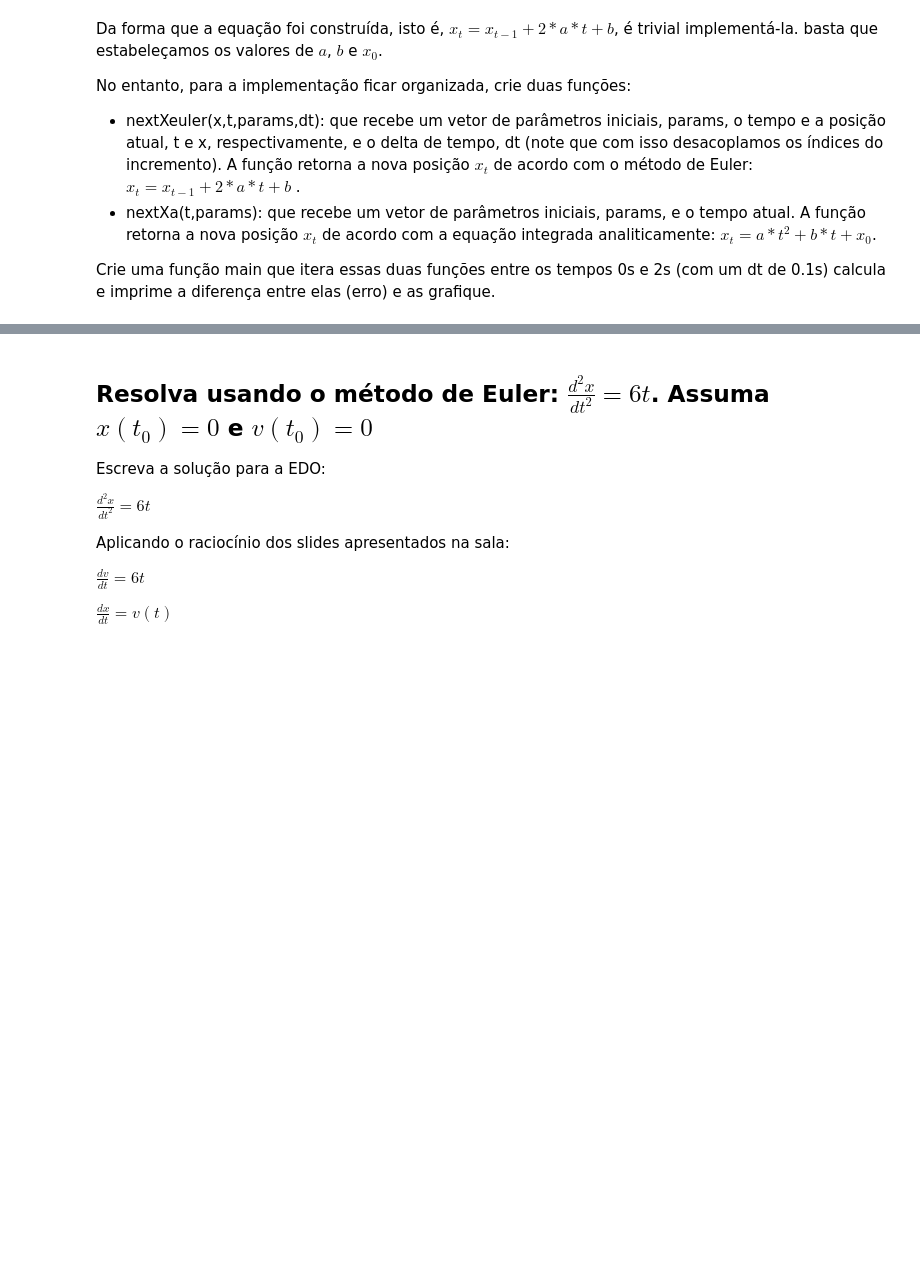
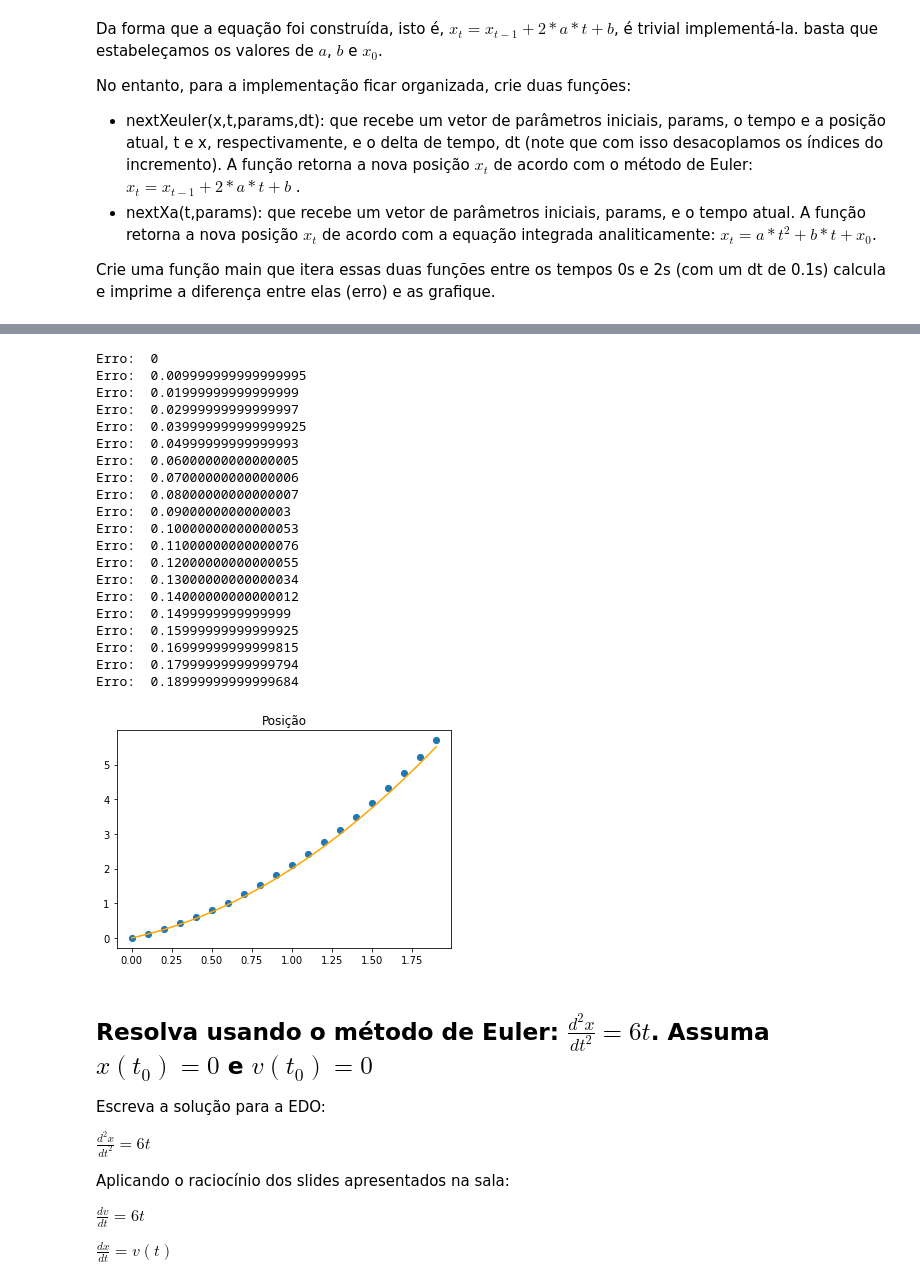
Before and after one commit to Cilinaldo/MAC0209, a Jupyter notebook: atividade_4/mac0209_movimento_1D_exercicios_vazia.ipynb, the cells around one changed output, grey strips where cells are left out. Cells and saved outputs as stored; diff of their text form; code cells hidden in the pictures; blank space fills up the shorter version.

```diff
--- a/atividade_4/mac0209_movimento_1D_exercicios_vazia.ipynb
+++ b/atividade_4/mac0209_movimento_1D_exercicios_vazia.ipynb
@@ -86,3 +56,67 @@ Erro:  0.18999999999999773
+# %%
+# Implementa o exercício da integração de Euler de dx(t)/dt = 2at + b
+def nextXeuler(x,t,params,dt):
+    a = params[0]
+    b = params[1]
+    return x + 2*a*t*dt + b*dt
+
+def nextXa(t,params):
+    a = params[0]
+    b = params[1]
+    x0 = params[2]
+    return a*(t**2) + b*t + x0
+
+def main():
+    t0 = 0
+    tf = 2
+    dt = 0.1
+    x_euler = []
+    x_analitico = []
+    tempos = []
+    params = [1, 1, 0]
+
+    while t0 <= tf:
+        if t0 == 0:
+            x_euler.append(0)
+        else:
+            x_euler.append(nextXeuler(x_euler[-1], t0, params, dt))
+        x_analitico.append(nextXa(t0, params))
+        tempos.append(t0)
+        t0 += dt
+
+    for i in range(len(x_euler)):
+        print(f'Erro:  {abs(x_euler[i] - x_analitico[i])}')
+
+
+    # imprime o mapa
+    pyplot.title("Posição");
+    pyplot.plot(tempos, x_analitico, color='orange');
+    pyplot.scatter(tempos, x_euler, s=150, marker='.');
+    pyplot.show();
+
+main()
+# %% [output]
+Erro:  0
+Erro:  0.009999999999999995
+Erro:  0.01999999999999999
+Erro:  0.02999999999999997
+Erro:  0.039999999999999925
+Erro:  0.04999999999999993
+Erro:  0.06000000000000005
+Erro:  0.07000000000000006
+Erro:  0.08000000000000007
+Erro:  0.0900000000000003
+Erro:  0.10000000000000053
+Erro:  0.11000000000000076
+Erro:  0.12000000000000055
+Erro:  0.13000000000000034
+Erro:  0.14000000000000012
+Erro:  0.1499999999999999
+Erro:  0.15999999999999925
+Erro:  0.16999999999999815
+Erro:  0.17999999999999794
+Erro:  0.18999999999999684
+[figure, added]
 # %% [markdown]
 ## Resolva usando o método de Euler: $\frac{d^2x}{dt^2} = 6t$. Assuma $x(t_0) = 0$ e $v(t_0) = 0$
 
```
Also changed, not shown: parts of 4 cells of this notebook, 2 other files.
